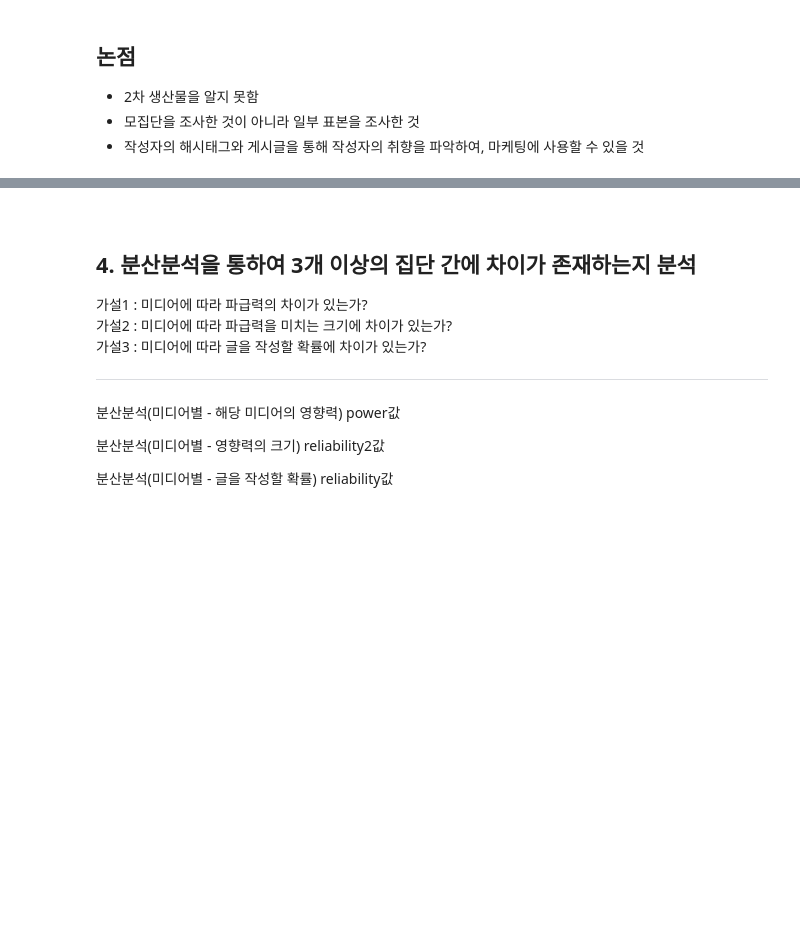
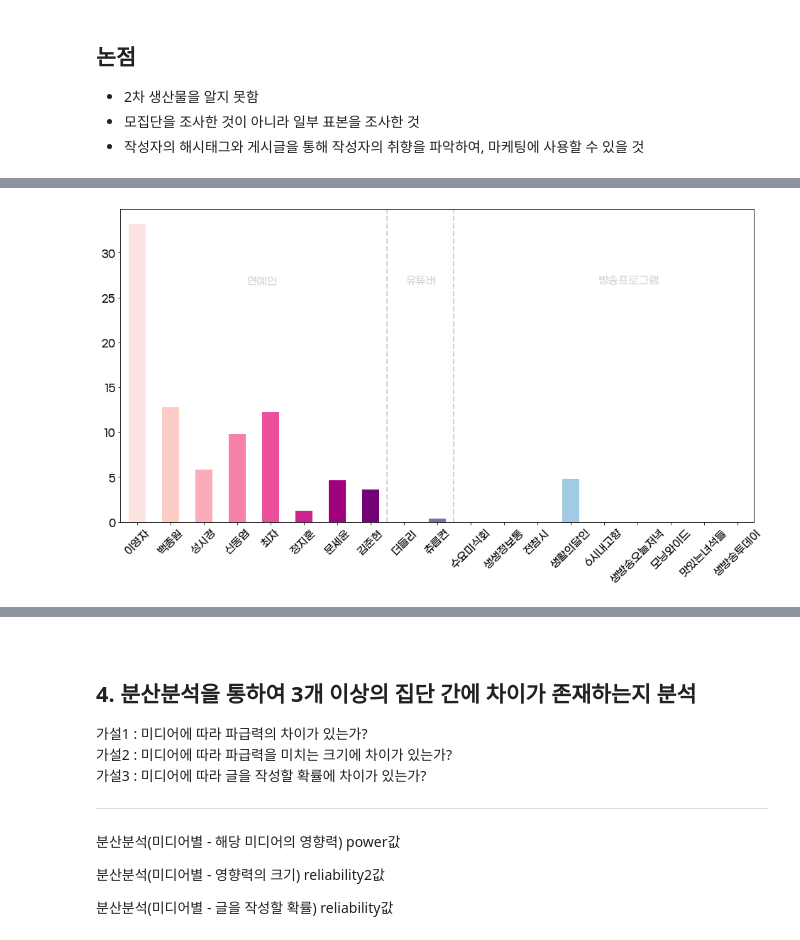
Before and after one commit to moonheee/restaurant-for-media, a Jupyter notebook: instagram_visualization.ipynb, the cells around one changed output, grey strips where cells are left out. Cells and saved outputs as stored; diff of their text form; code cells hidden in the pictures; blank space fills up the shorter version.

```diff
--- a/instagram_visualization.ipynb
+++ b/instagram_visualization.ipynb
@@ -111,5 +138,16 @@ plt.show()
 * (사람별 - 영향력의 크기) reliability2값을 평균 사람별로(방송별) 막대그래프 (x-20개 y-(-?, ?))
 * (사람별 - 글을 작성할 확률) reliability값을 평균 사람별로(방송별) 막대그래프 (x-20개 y-(-?, ?))
 # %%
-df1 = data.groupby("mediaName").mean("countName")
+# 평균 값의 데이터프레임 만들기
+df1 = data.groupby("mediaName").mean()
 display(df1)
+
+# 데이터 순서 정렬하기
+연예인 = ["이영자", "백종원", "성시경", "신동엽", "최자", "정지훈", "문세윤", "김준현"]
+유튜버 = ["더들리", "츄릅켠"]
+방송프로그램 = ["수요미식회", "생생정보통", "전참시", "생활의달인", "6시내고향", "골목식당", "생방송오늘저녁", "모닝와이드", "맛있는녀석들", "생방송투데이"]
+groups = 연예인 + 유튜버 + 방송프로그램
+temp = pd.DataFrame()
+for i, media in enumerate(groups):
+    temp = temp.append(df1.loc[df1.index == media])
+df1 = temp.copy()
@@ -149,0 +173,27 @@ plt.show()
+# %%
+# matplotlib
+plt.figure(figsize=(16,9))
+df1.countName.plot(kind='bar', color=my_colors)
+# 기준선
+plt.axvline(7.5, color='lightgray', linestyle='--', linewidth=2)
+plt.axvline(9.5, color='lightgray', linestyle='--', linewidth=2)
+# 구분 텍스트
+plt.text(3.75, df1["countName"].max() * 0.80, "연예인",
+         fontsize = 15,
+         color='lightgray',
+         horizontalalignment='center')
+plt.text(8.5, df1["countName"].max() * 0.80, "유튜버",
+         fontsize = 15,
+         color='lightgray',
+         horizontalalignment='center')
+plt.text(14.75, df1["countName"].max() * 0.80, "방송프로그램",
+         fontsize = 15,
+         color='lightgray',
+         horizontalalignment='center')
+plt.xticks(rotation=45)
+plt.xlabel(None)
+plt.ylabel(None)
+plt.subplots_adjust(bottom=0.2)
+plt.show()
+# %% [output]
+[figure, added]
```
Also changed, not shown: parts of 20 cells of this notebook, 18 other files.
